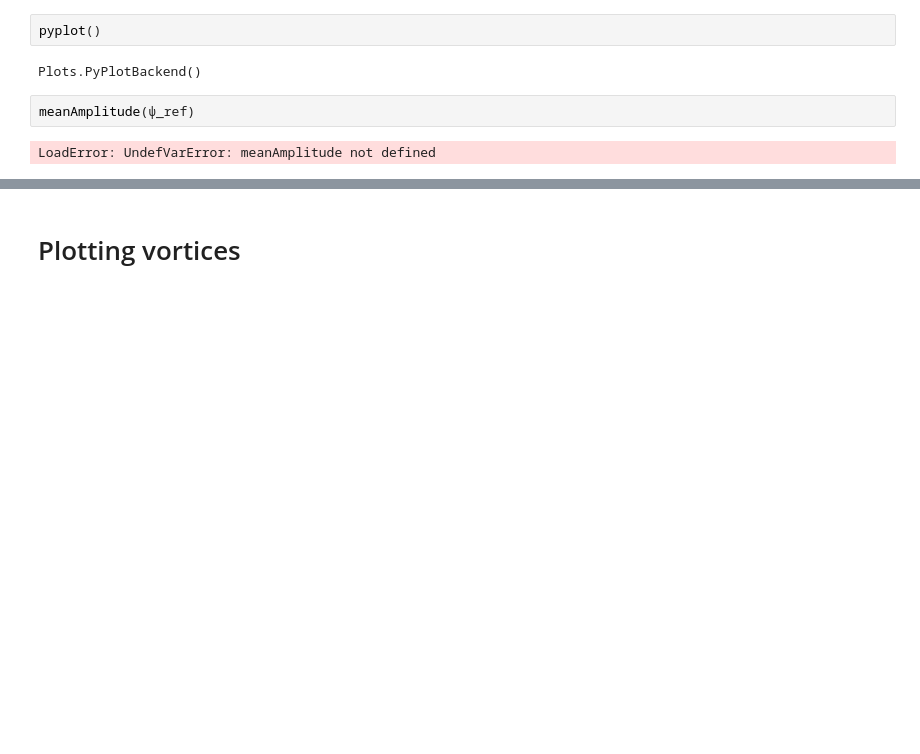
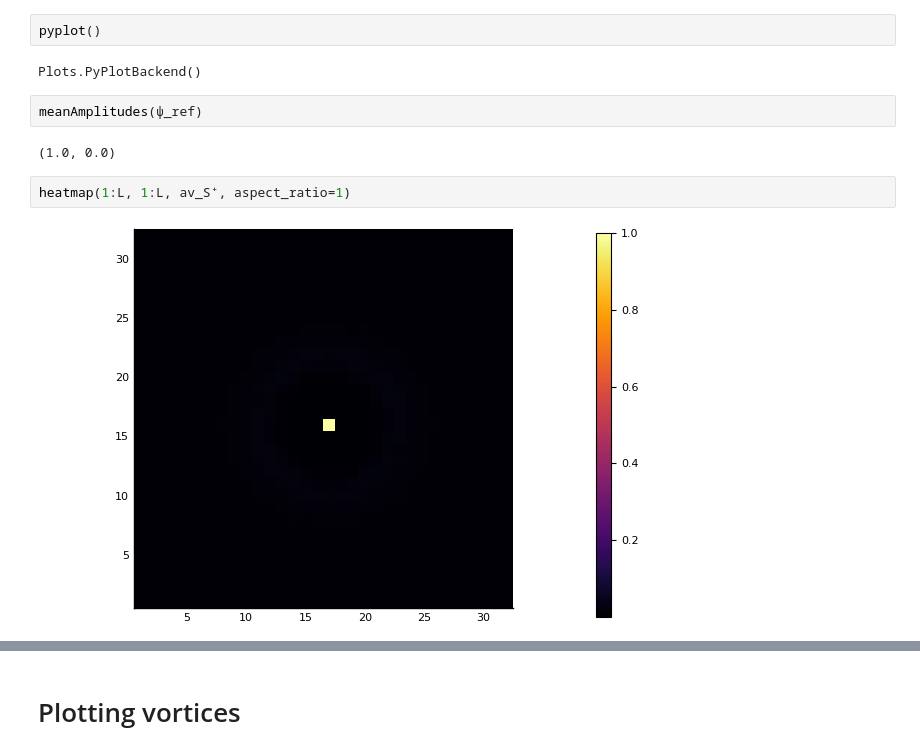
Before and after one commit to 9cco/finite-temp-vortex-lattice, a Jupyter notebook: Notebooks/Driver.ipynb, the cells around one changed output, grey strips where cells are left out. Drawn from its saved outputs; the diff is of its cells as text; blank space fills up the shorter version.

```diff
--- a/Notebooks/Driver.ipynb
+++ b/Notebooks/Driver.ipynb
@@ -210,9 +263,13 @@ pyplot()
 # %% [output]
 Plots.PyPlotBackend()
 # %%
-meanAmplitude(ψ_ref)
+meanAmplitudes(ψ_ref)
 # %% [output]
-LoadError: UndefVarError: meanAmplitude not defined
+(1.0, 0.0)
+# %%
+heatmap(1:L, 1:L, av_S⁺, aspect_ratio=1)
+# %% [output]
+[figure, added]
 # %%
 av_S⁺[floor(Int64, L/2), floor(Int64, L/2+1)] = av_S⁺[floor(Int64, L/2+1), floor(Int64, L/2+1)]
 # %% [output]
```
Also changed, not shown: parts of 15 cells of this notebook.
